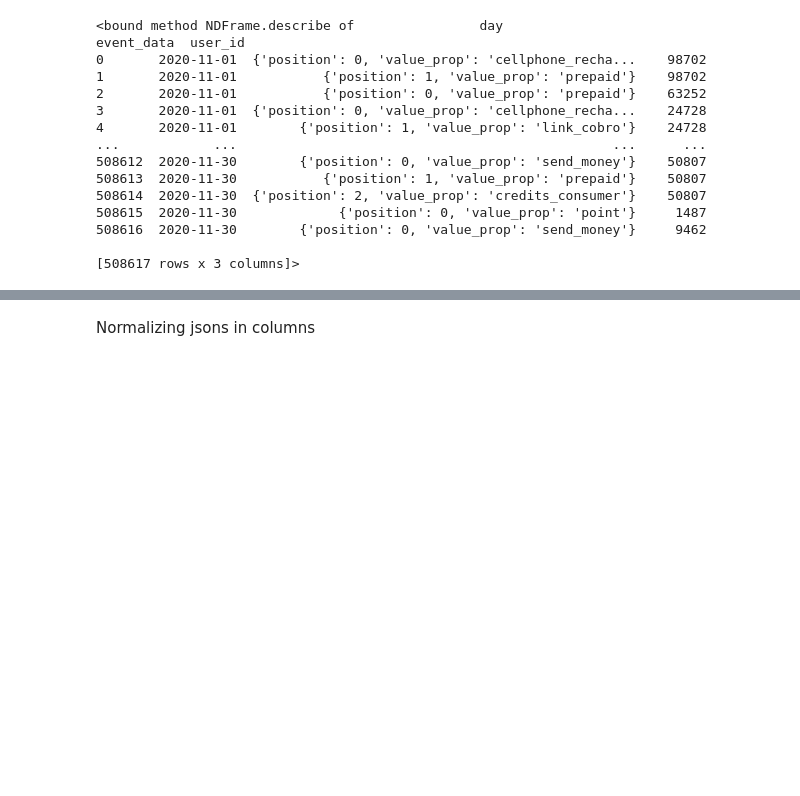
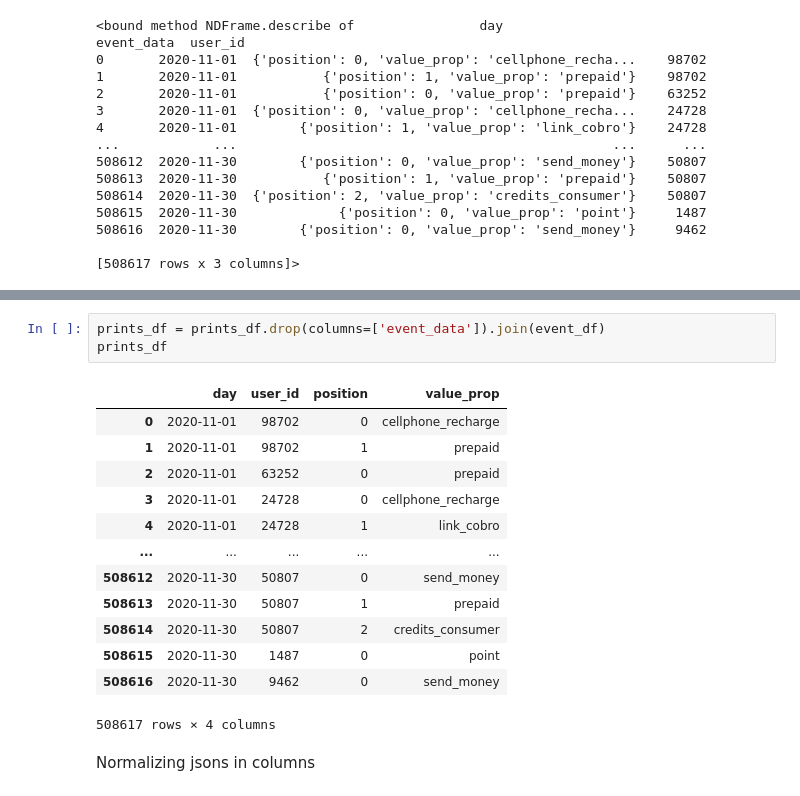
Before and after one commit to JohanRomero19/CarrouselXselling, a Jupyter notebook: exploration/data_exploration.ipynb, the cells around one changed output, grey strips where cells are left out. Saved outputs shown, nothing was run; the diff lists cells and outputs as text; blank space fills up the shorter version.

```diff
--- a/exploration/data_exploration.ipynb
+++ b/exploration/data_exploration.ipynb
@@ -74,3 +99,20 @@ prints_df = prints_df.drop(columns=['event_data']).join(event_df)
+# %%
+prints_df = prints_df.drop(columns=['event_data']).join(event_df)
+prints_df
+# %% [output]
+|  | day | user_id | position | value_prop |
+| 0 | 2020-11-01 | 98702 | 0 | cellphone_recharge |
+| 1 | 2020-11-01 | 98702 | 1 | prepaid |
+| 2 | 2020-11-01 | 63252 | 0 | prepaid |
+| 3 | 2020-11-01 | 24728 | 0 | cellphone_recharge |
+| 4 | 2020-11-01 | 24728 | 1 | link_cobro |
+| ... | ... | ... | ... | ... |
+| 508612 | 2020-11-30 | 50807 | 0 | send_money |
+| 508613 | 2020-11-30 | 50807 | 1 | prepaid |
+| 508614 | 2020-11-30 | 50807 | 2 | credits_consumer |
+| 508615 | 2020-11-30 | 1487 | 0 | point |
+| 508616 | 2020-11-30 | 9462 | 0 | send_money |
+508617 rows × 4 columns
 # %% [markdown]
 Normalizing jsons in columns
 # %%
```
Also changed, not shown: parts of 10 cells of this notebook, 1 other file.
